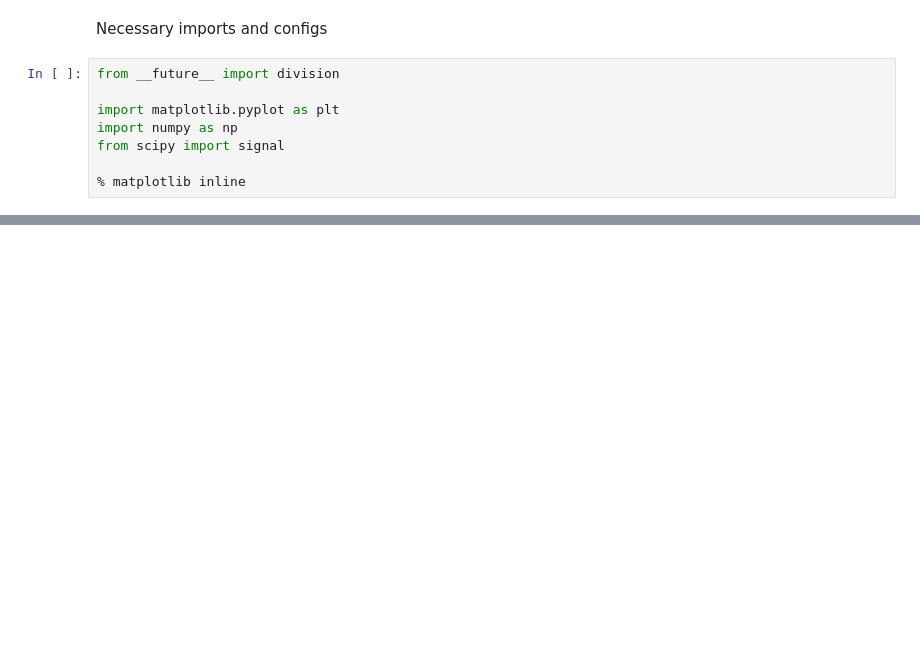
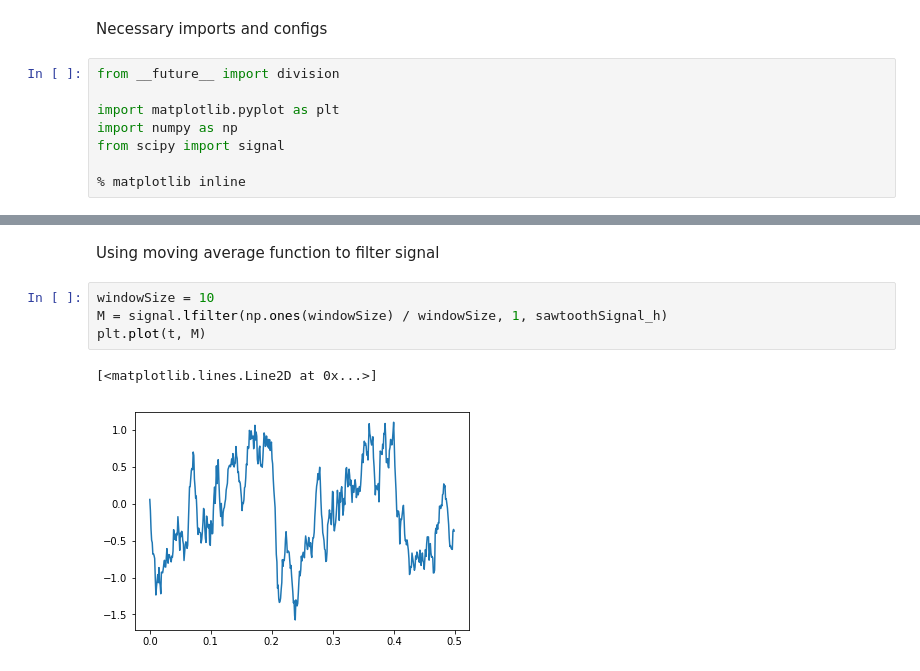
Before and after one commit to xottabi4/bio-proc-homeworks, a Jupyter notebook: src/labWork1/labWork1.8.ipynb, the cells around one changed output, grey strips where cells are left out. Saved outputs shown, nothing was run; the diff lists cells and outputs as text; blank space fills up the shorter version.

```diff
--- a/src/labWork1/labWork1.8.ipynb
+++ b/src/labWork1/labWork1.8.ipynb
@@ -19,0 +40,9 @@ Create triangle pulse. Make it periodical using dirac functions. Have at least 6
+# %% [markdown]
+Using moving average function to filter signal
+# %%
+windowSize = 10
+M = signal.lfilter(np.ones(windowSize) / windowSize, 1, sawtoothSignal_h)
+plt.plot(t, M)
+# %% [output]
+[<matplotlib.lines.Line2D at 0x...>]
+[figure, added]
```
Also changed, not shown: parts of 14 cells of this notebook, 2 other files.
